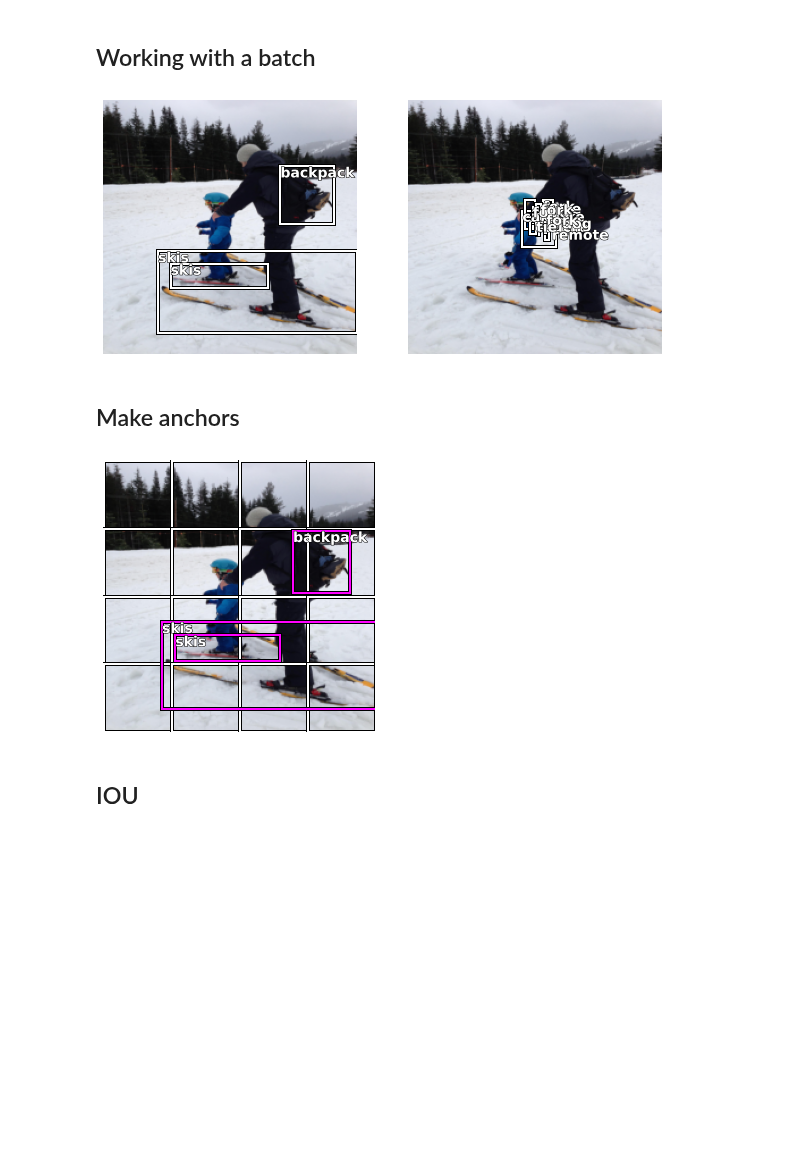
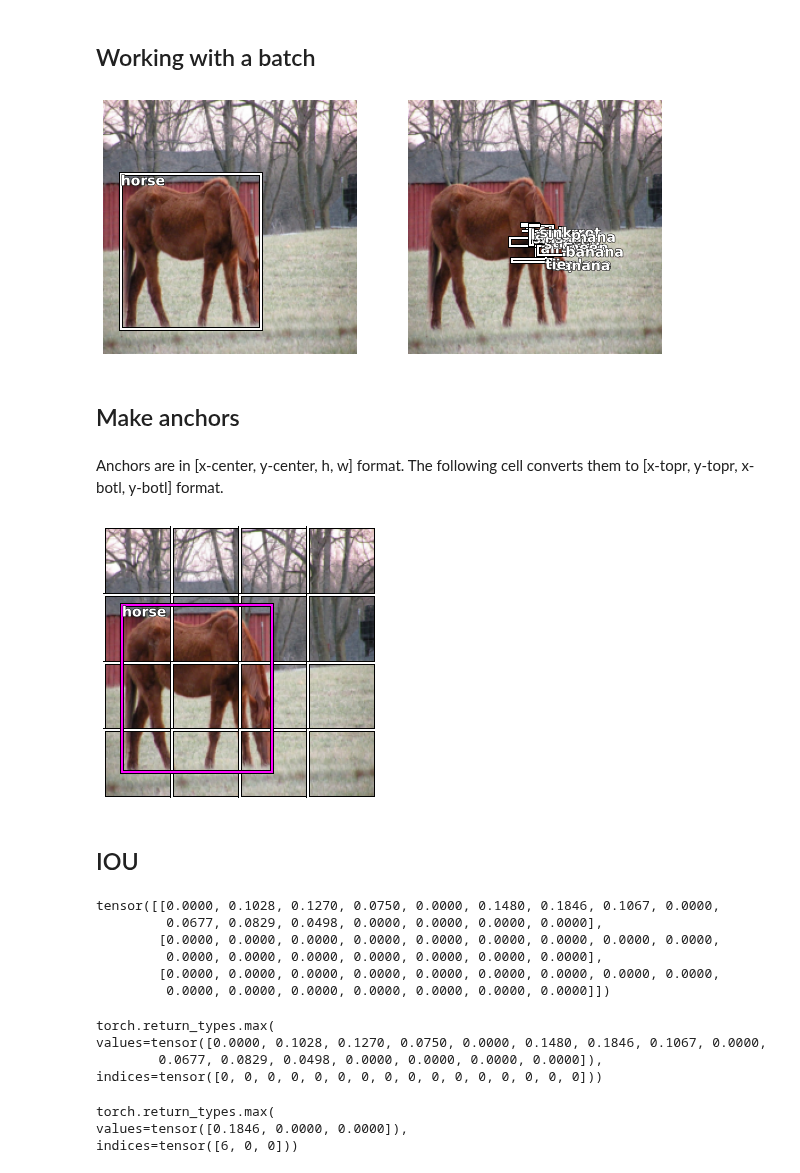
Before and after one commit to mccallion/rory, a Jupyter notebook: _20201027_bboxes_C2018_L9.ipynb, the cells around one changed output. Drawn from its saved outputs; the diff is of its cells as text; code cells hidden in the pictures; blank space fills up the shorter version.

Commit message:
Almost finished arch and loss for bboxes_C2018_L9, but not quite, and it's still very messy

```diff
--- a/_20201027_bboxes_C2018_L9.ipynb
+++ b/_20201027_bboxes_C2018_L9.ipynb
@@ -166,7 +169,8 @@ class StdConv(nn.Module):
     def forward(self, x): return self.drop(self.bn(F.relu(self.conv(x))))
 # %%
 # 42:33
-def flatten_conv(x,k): return x.view(x.size(0), x.size(1)//k, -1).transpose(1,2) # loss func expects flat tensor
+def flatten_conv(x,k):
+    return x.view(x.size(0), x.size(1)//k, -1).transpose(1,2) # loss expects flat tensor
 # %%
 # 42:33
 class OutConv(nn.Module):
@@ -236,17 +239,22 @@ learner.model.eval()
 preds = learner.model(batch[0].cpu())
 pred_bboxes, pred_lbls = preds
 # %%
-idx=2
-pred_bbox, pred_lbl = pred_bboxes[idx], pred_lbls[idx]
+# grab single im & pred
+idx=7
+pred_bbox = pred_bboxes[idx]
+pred_lbl = pred_lbls[idx]
 dec_batch = dls.decode(batch)
 dec_im = dec_batch[0][idx]
 bbox, lbl = batch[1][idx].cpu(), batch[2][idx].cpu()
 
+# show im & pred
 ctx = get_grid(2, figsize=[10,10])
 show_bb(dec_im, bbox, lbl, ctx=ctx[0])
 show_bb(dec_im, pred_bbox, pred_lbl.max(1)[1], ctx=ctx[1]);
 # %% [output]
-[figure, old version]
+[figure, new version]
 # %% [markdown]
 ## Make anchors
+# %% [markdown]
+Anchors are in [x-center, y-center, h, w] format. The following cell converts them to [x-topr, y-topr, x-botl, y-botl] format.
 # %%
@@ -266,9 +275,9 @@ anc_bbox = torch.stack([2*(anchors[:,0]-anchors[:,3]/2)-1,
 # %%
 # show anchorbbs and targbbs together
-ctx = show_bb(dec_im, anc_bbox)
+ctx = show_bb(dec_im, anc_bbs)
 show_bb(dec_im, bbox, lbl, ctx=ctx, color='magenta');
 # %% [output]
-[figure, old version]
+[figure, new version]
 # %% [markdown]
 ## IOU
 # %%
@@ -296 +298,28 @@ max_iou_ancs = ious.max(1)
+# %%
+# Get overlaps
+# ~58min
+overlaps = get_overlaps(bbox,anc_bbox)
+overlaps
+# %% [output]
+tensor([[0.0000, 0.1028, 0.1270, 0.0750, 0.0000, 0.1480, 0.1846, 0.1067, 0.0000,
+         0.0677, 0.0829, 0.0498, 0.0000, 0.0000, 0.0000, 0.0000],
+        [0.0000, 0.0000, 0.0000, 0.0000, 0.0000, 0.0000, 0.0000, 0.0000, 0.0000,
+         0.0000, 0.0000, 0.0000, 0.0000, 0.0000, 0.0000, 0.0000],
+        [0.0000, 0.0000, 0.0000, 0.0000, 0.0000, 0.0000, 0.0000, 0.0000, 0.0000,
+         0.0000, 0.0000, 0.0000, 0.0000, 0.0000, 0.0000, 0.0000]])
+# %%
+bb_overlaps = overlaps.max(0)
+bb_overlaps # 0 is overloaded – means max overlap at obj index 0 AND overlap is 0
+# %% [output]
+torch.return_types.max(
+values=tensor([0.0000, 0.1028, 0.1270, 0.0750, 0.0000, 0.1480, 0.1846, 0.1067, 0.0000,
+        0.0677, 0.0829, 0.0498, 0.0000, 0.0000, 0.0000, 0.0000]),
+indices=tensor([0, 0, 0, 0, 0, 0, 0, 0, 0, 0, 0, 0, 0, 0, 0, 0]))
+# %%
+anc_overlaps = overlaps.max(1)
+anc_overlaps
+# %% [output]
+torch.return_types.max(
+values=tensor([0.1846, 0.0000, 0.0000]),
+indices=tensor([6, 0, 0]))
 # %%
```
Also changed, not shown: parts of 36 cells of this notebook, 1 other file.
